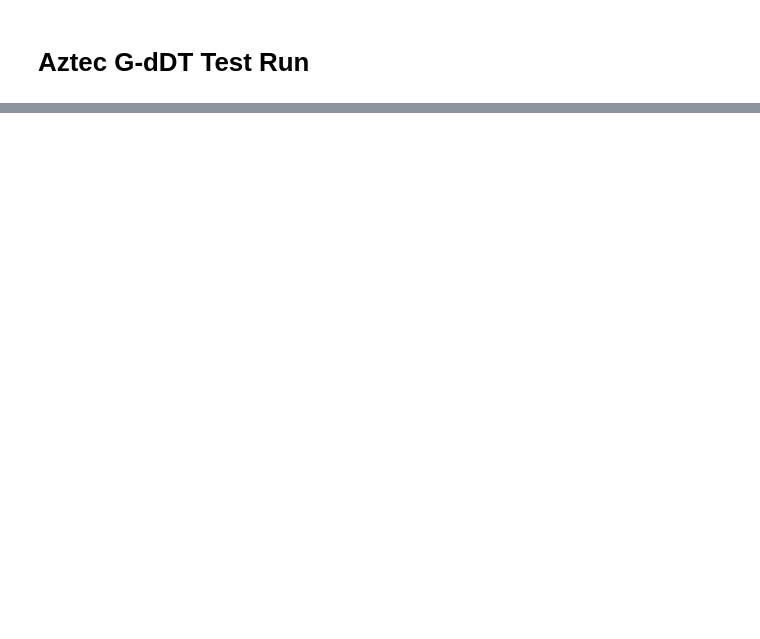
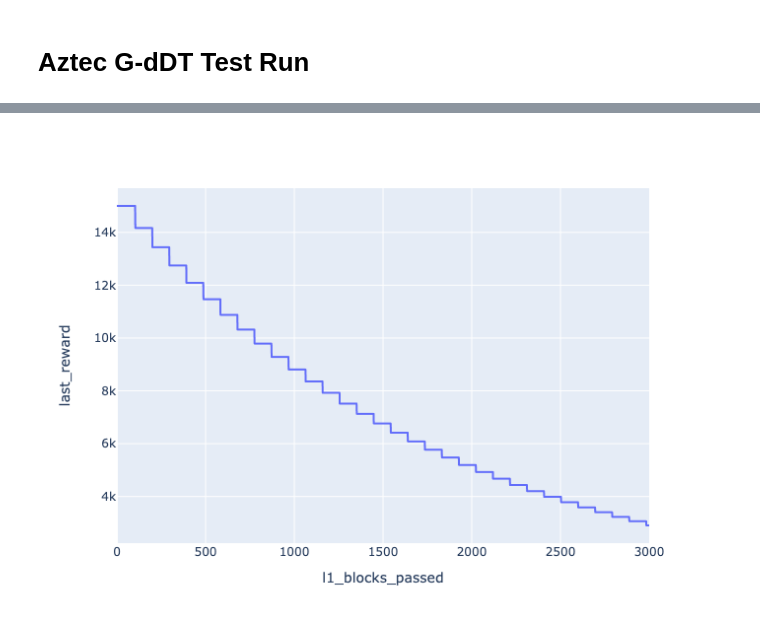
Before and after one commit to BlockScience/aztec-gddt-v2, a Jupyter notebook: notebooks/test_run.ipynb, the cells around one changed output, grey strips where cells are left out. Saved outputs shown, nothing was run; the diff lists cells and outputs as text; code cells hidden in the pictures; blank space fills up the shorter version.

```diff
--- a/notebooks/test_run.ipynb
+++ b/notebooks/test_run.ipynb
@@ -191,0 +91,7 @@ plt.show()
+# %%
+y = traj_df.last_reward
+
+fig = px.line(traj_df, y=y, labels={"x": 'timestep', 'y': 'Last Reward'})
+fig.show()
+# %% [output]
+[figure, added]
```
Also changed, not shown: parts of 45 cells of this notebook, 1 other file.
